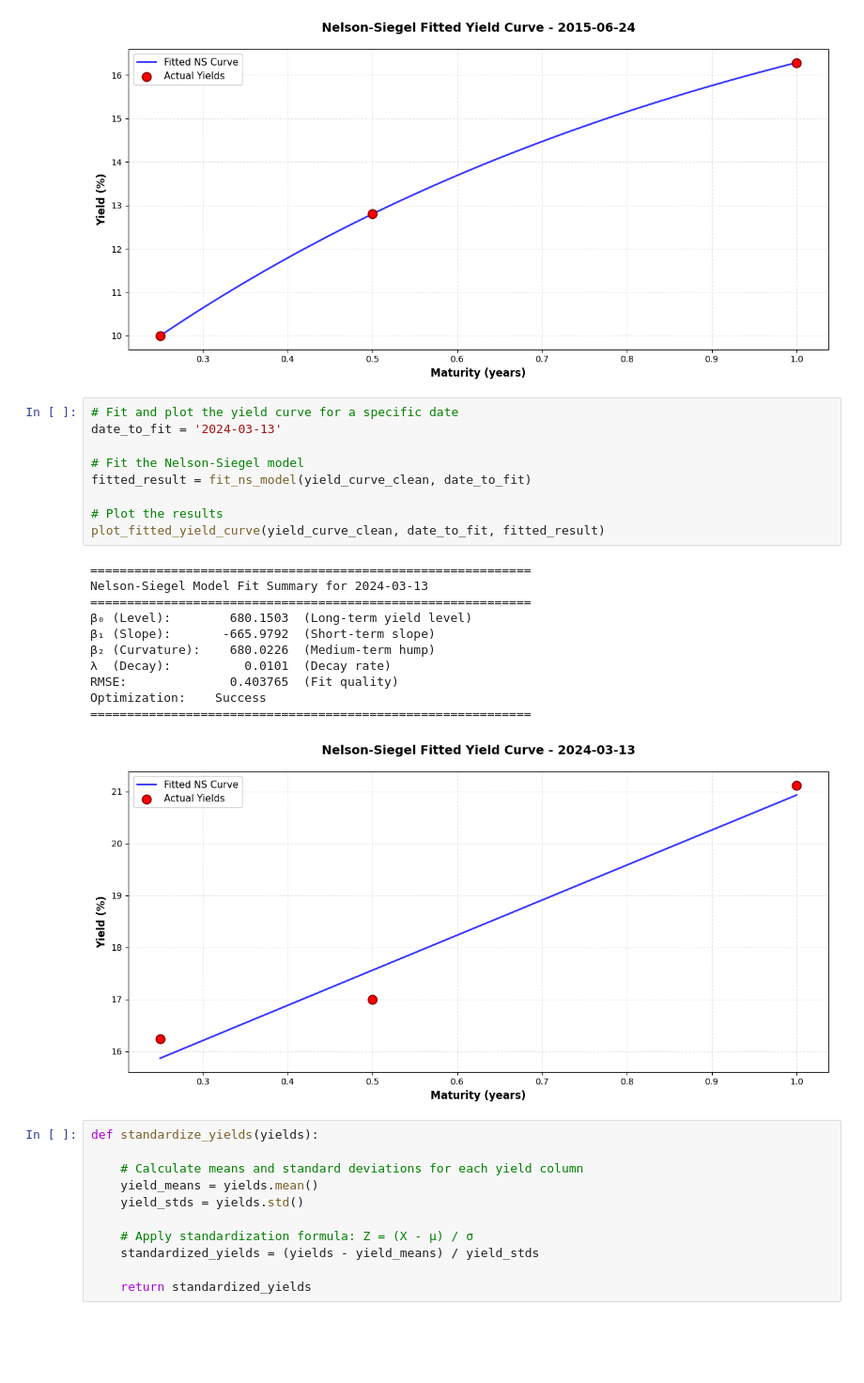
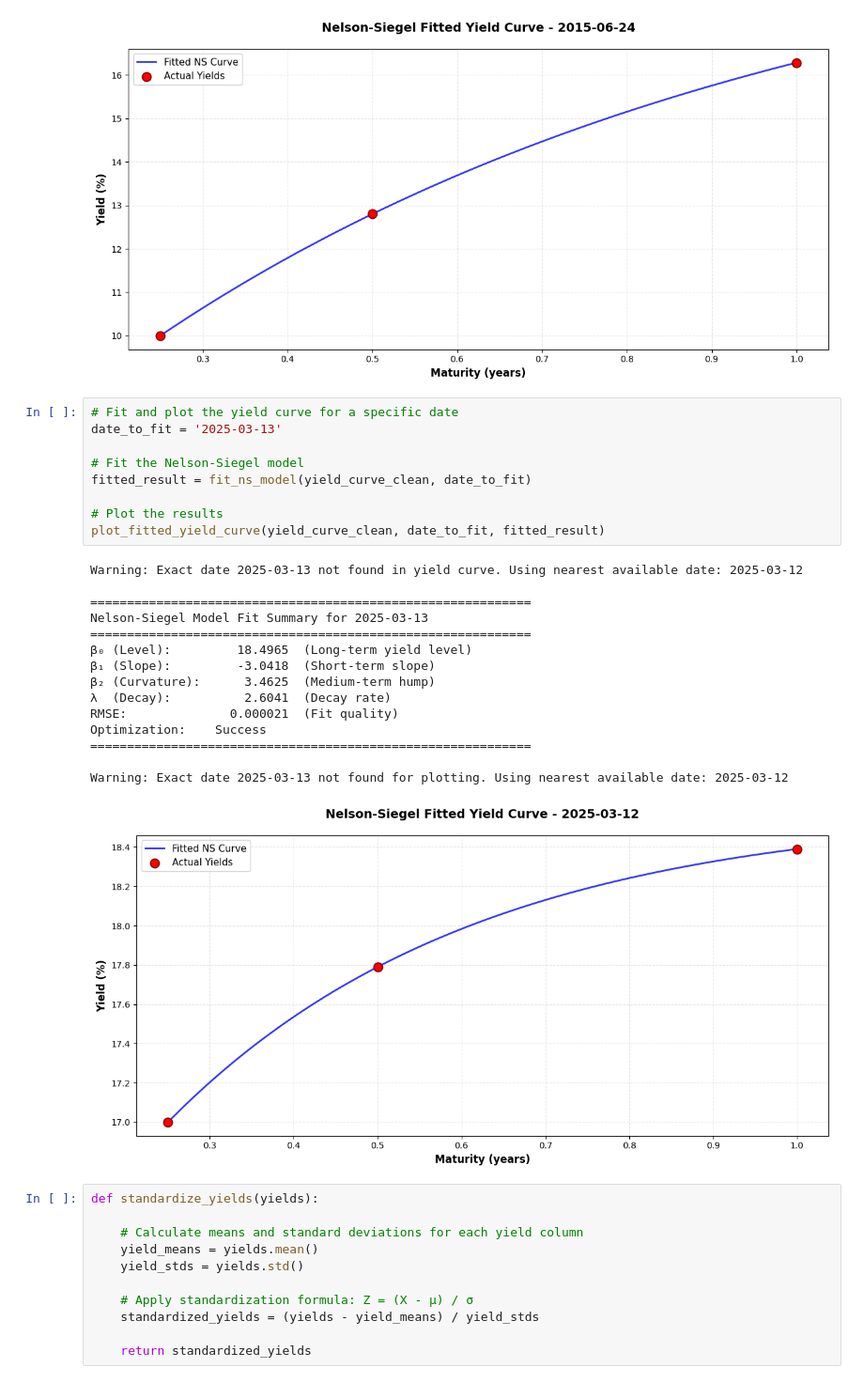
Before and after one commit to Sahdam/Yield-Curve-Analysis-FGN-BOND-, a Jupyter notebook: yield_curve_analysis.ipynb, the cells around one changed output. Shown at 94% size. Cells and saved outputs as stored; diff of their text form; blank space fills up the shorter version.

```diff
--- a/yield_curve_analysis.ipynb
+++ b/yield_curve_analysis.ipynb
@@ -625,25 +713,29 @@ Warning: Exact date 2015-07-01 not found for plotting. Using nearest available d
 [figure]
 # %%
 # Fit and plot the yield curve for a specific date
-date_to_fit = '2024-03-13'
+date_to_fit = '2025-03-13'
 
 # Fit the Nelson-Siegel model
 fitted_result = fit_ns_model(yield_curve_clean, date_to_fit)
 
 # Plot the results
 plot_fitted_yield_curve(yield_curve_clean, date_to_fit, fitted_result)
 # %% [output]
+Warning: Exact date 2025-03-13 not found in yield curve. Using nearest available date: 2025-03-12
+
 ============================================================
-Nelson-Siegel Model Fit Summary for 2024-03-13
+Nelson-Siegel Model Fit Summary for 2025-03-13
 ============================================================
-β₀ (Level):        680.1503  (Long-term yield level)
-β₁ (Slope):       -665.9792  (Short-term slope)
-β₂ (Curvature):    680.0226  (Medium-term hump)
-λ  (Decay):          0.0101  (Decay rate)
-RMSE:              0.403765  (Fit quality)
+β₀ (Level):         18.4965  (Long-term yield level)
+β₁ (Slope):         -3.0418  (Short-term slope)
+β₂ (Curvature):      3.4625  (Medium-term hump)
+λ  (Decay):          2.6041  (Decay rate)
+RMSE:              0.000021  (Fit quality)
 Optimization:    Success
 ============================================================
+
+Warning: Exact date 2025-03-13 not found for plotting. Using nearest available date: 2025-03-12
-[figure, old version]
+[figure, new version]
 # %%
 def standardize_yields(yields):
 
```
Also changed, not shown: parts of 15 cells of this notebook.
